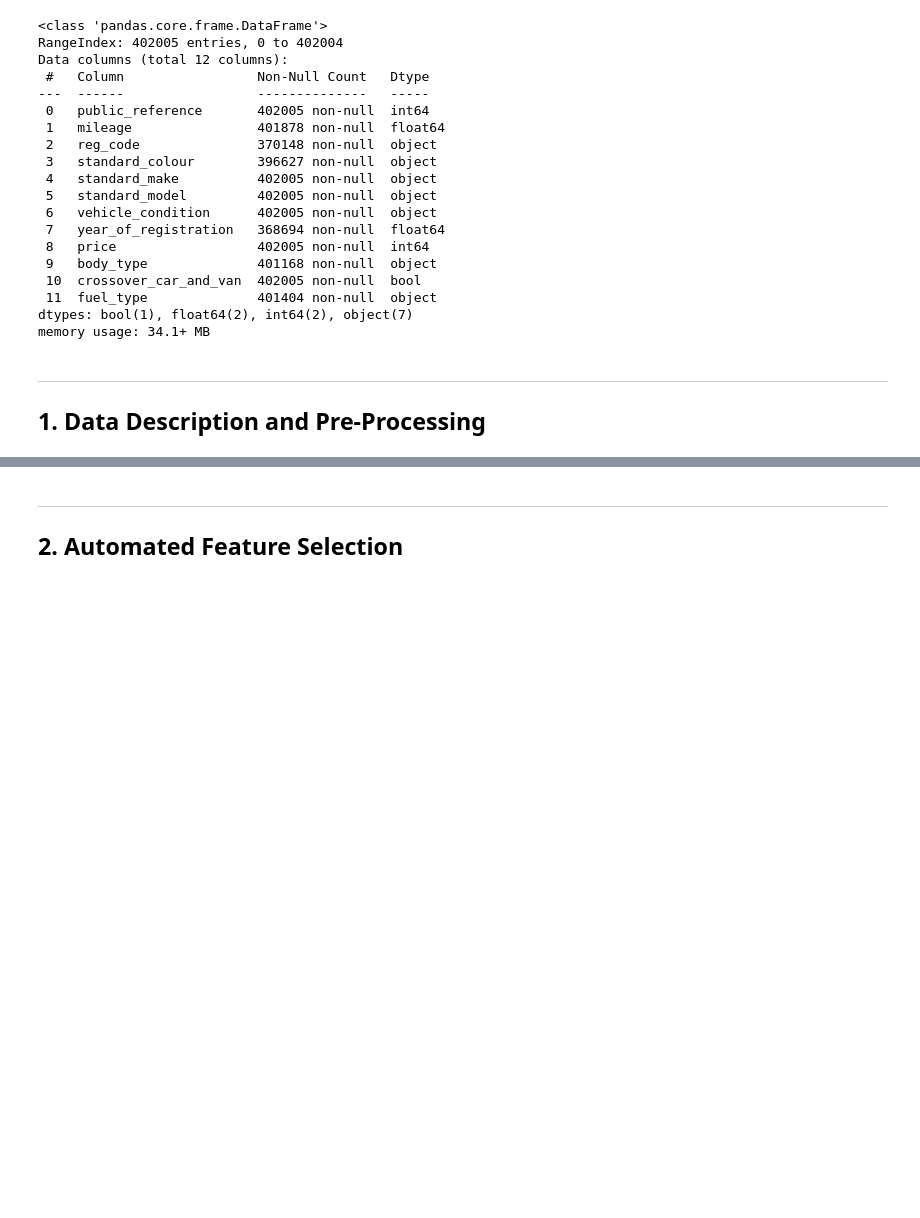
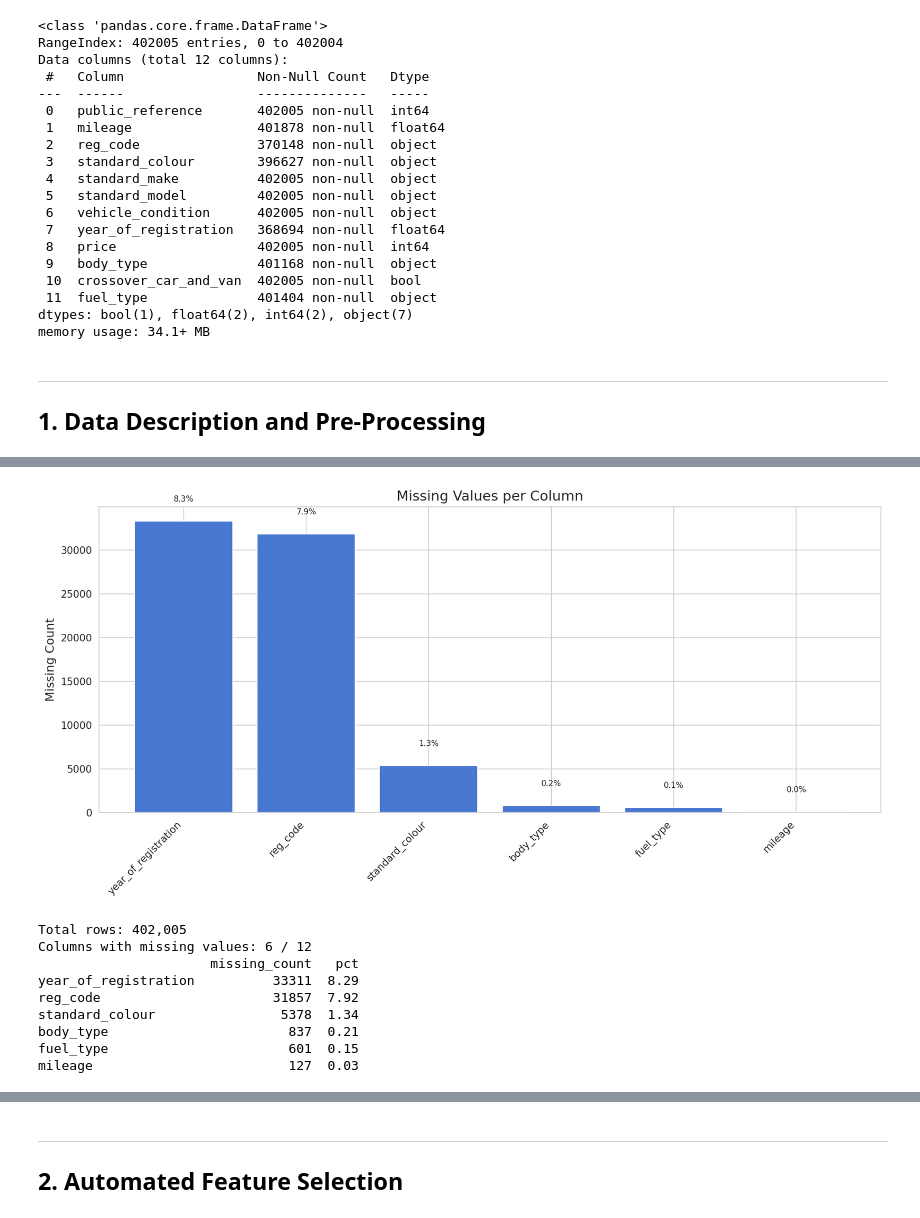
Before and after one commit to ian-shade/Autotrader-Cars-Price-Predictions-ML, a Jupyter notebook: aml_coursework.ipynb, the cells around one changed output, grey strips where cells are left out. Cells and saved outputs as stored; diff of their text form; code cells hidden in the pictures; blank space fills up the shorter version.

```diff
--- a/aml_coursework.ipynb
+++ b/aml_coursework.ipynb
@@ -181,0 +186,39 @@ memory usage: 34.1+ MB
+# %%
+# ------------------------------------------------------------
+# 1.1  Missing values per column (sorted bar chart)
+# ------------------------------------------------------------
+missing = df.isnull().sum()
+missing = missing[missing > 0].sort_values(ascending=False)
+
+fig, ax = plt.subplots(figsize=(12, 6))
+bars = ax.bar(range(len(missing)), missing.values, color=sns.color_palette("muted")[0])
+ax.set_xticks(range(len(missing)))
+ax.set_xticklabels(missing.index, rotation=45, ha="right")
+ax.set_ylabel("Missing Count")
+ax.set_title("Missing Values per Column")
+
+# Annotate each bar with the percentage missing
+for i, (count, col) in enumerate(zip(missing.values, missing.index)):
+    pct = count / len(df) * 100
+    ax.text(i, count + len(df) * 0.005, f"{pct:.1f}%", ha="center", va="bottom", fontsize=8)
+
+plt.tight_layout()
+# fig.savefig("figures/missing_values.png")
+plt.show()
+
+print(f"\nTotal rows: {len(df):,}")
+print(f"Columns with missing values: {len(missing)} / {df.shape[1]}")
+print(missing.to_frame("missing_count").assign(
+    pct=lambda x: (x["missing_count"] / len(df) * 100).round(2)
+))
+# %% [output]
+[figure, added]
+Total rows: 402,005
+Columns with missing values: 6 / 12
+                      missing_count   pct
+year_of_registration          33311  8.29
+reg_code                      31857  7.92
+standard_colour                5378  1.34
+body_type                       837  0.21
+fuel_type                       601  0.15
+mileage                         127  0.03
```
Also changed, not shown: parts of 23 cells of this notebook.
